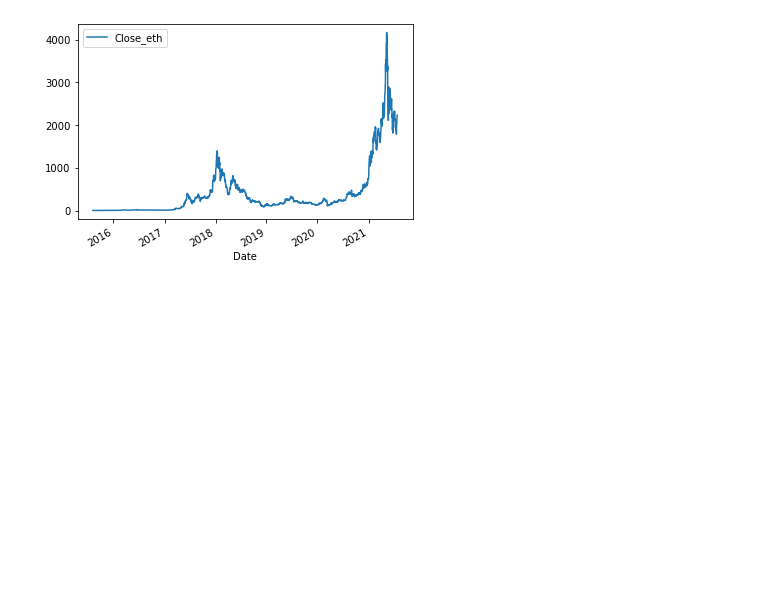
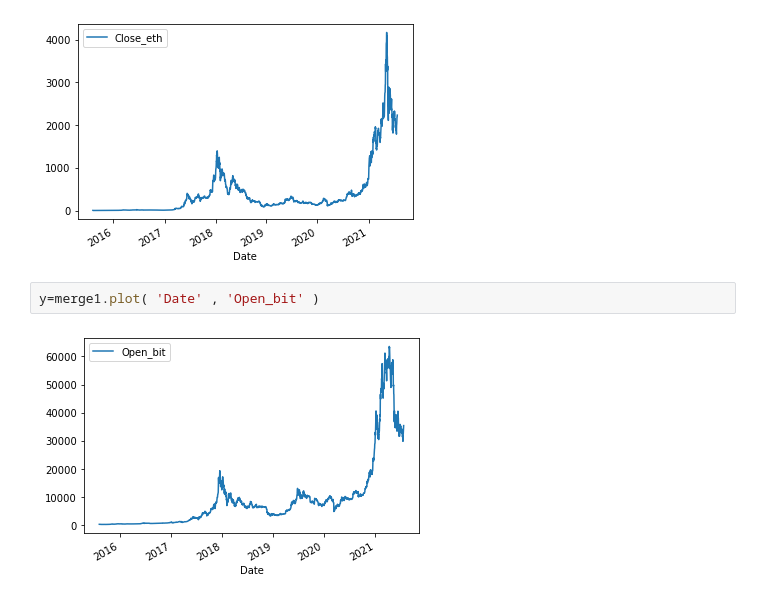
Before and after one commit to data301-2021-winter1/project-group08-project, a Jupyter notebook: notebooks/Running_functions_Utkarsh.ipynb, the cells around one changed output. Saved outputs shown, nothing was run; the diff lists cells and outputs as text; blank space fills up the shorter version.

```diff
--- a/notebooks/Running_functions_Utkarsh.ipynb
+++ b/notebooks/Running_functions_Utkarsh.ipynb
@@ -63,4 +63,8 @@ y=merge1.plot( 'Date' , 'Close_bit' )
 y=merge1.plot( 'Date' , 'Close_eth' )
 # %% [output]
 [figure]
+# %%
+y=merge1.plot( 'Date' , 'Open_bit' )
+# %% [output]
+[figure, added]
 # %%
```
Also changed, not shown: parts of 3 cells of this notebook, 1 other file.
